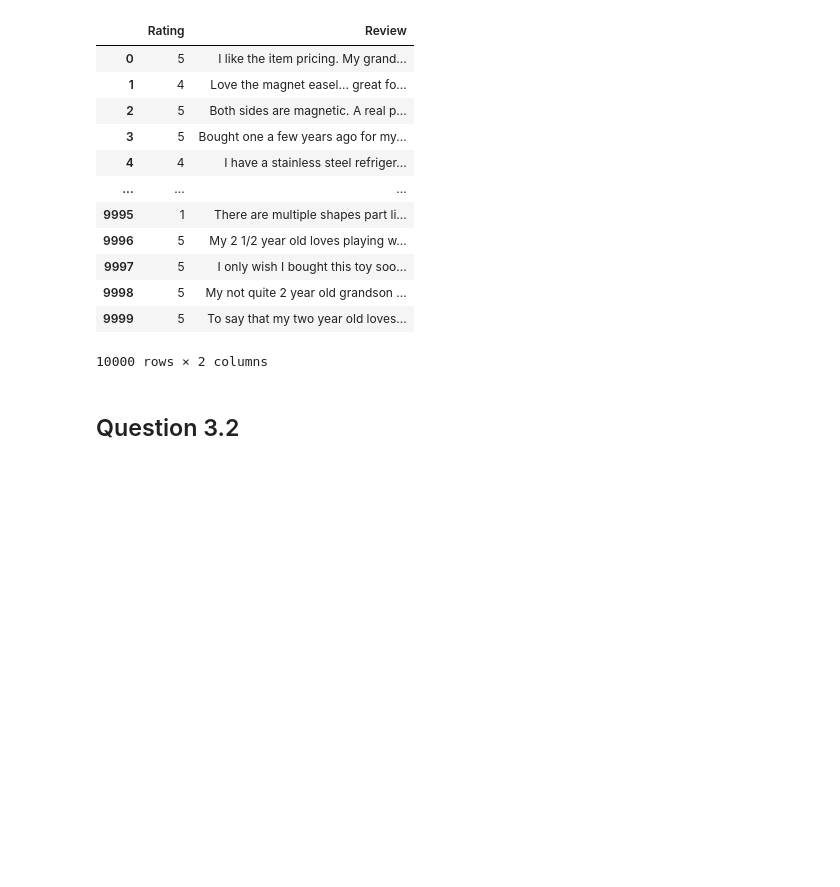
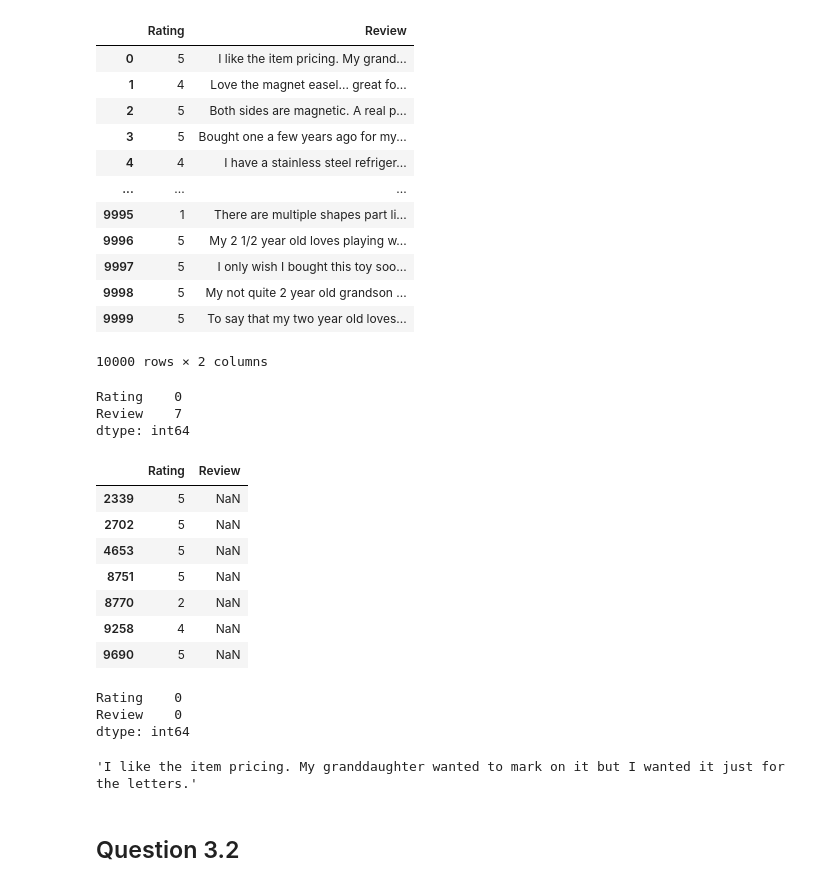
Before and after one commit to Celestae/Homeworks, a Jupyter notebook: Devoir1.ipynb, the cells around one changed output. Cells and saved outputs as stored; diff of their text form; code cells hidden in the pictures; blank space fills up the shorter version.

```diff
--- a/Devoir1.ipynb
+++ b/Devoir1.ipynb
@@ -254,3 +254,21 @@ q3
 | 9998 | 5 | My not quite 2 year old grandson ... |
 | 9999 | 5 | To say that my two year old loves... |
 10000 rows × 2 columns
+# %%
+q3.isna().sum()
+# %% [output]
+Rating    0
+Review    7
+dtype: int64
+# %%
+check = q3[q3['Review'].isna()]
+check
+# %% [output]
+|  | Rating | Review |
+| 2339 | 5 | NaN |
+| 2702 | 5 | NaN |
+| 4653 | 5 | NaN |
+| 8751 | 5 | NaN |
+| 8770 | 2 | NaN |
+| 9258 | 4 | NaN |
+| 9690 | 5 | NaN |
@@ -257 +277,7 @@ q3
+# %%
+q3.isna().sum()
+# %% [output]
+Rating    0
+Review    0
+dtype: int64
 # %%
@@ -260,2 +286,6 @@ y = q3['Review']
+# %%
+X[0]
+# %% [output]
+'I like the item pricing. My granddaughter wanted to mark on it but I wanted it just for the letters.'
 # %% [markdown]
 ## Question 3.2
```
Also changed, not shown: parts of 17 cells of this notebook.
